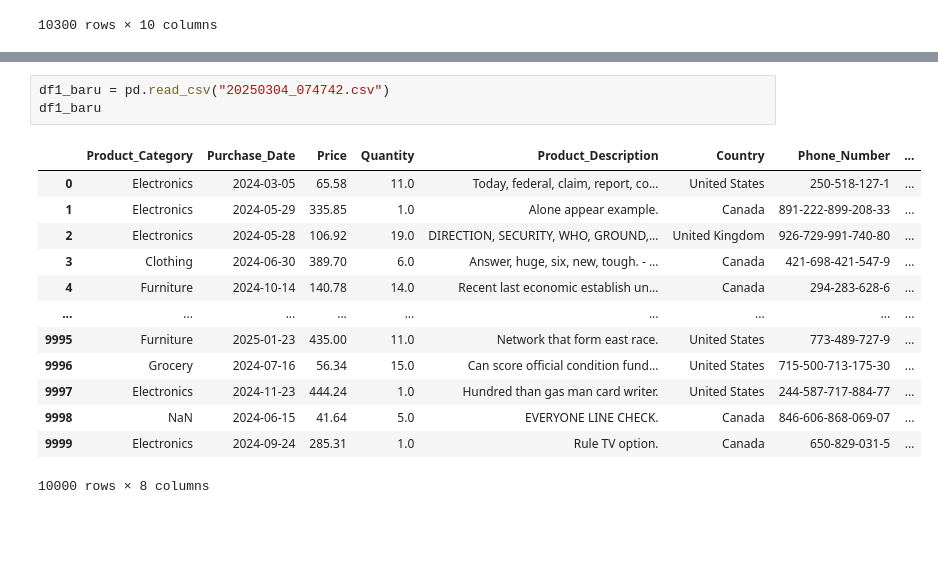
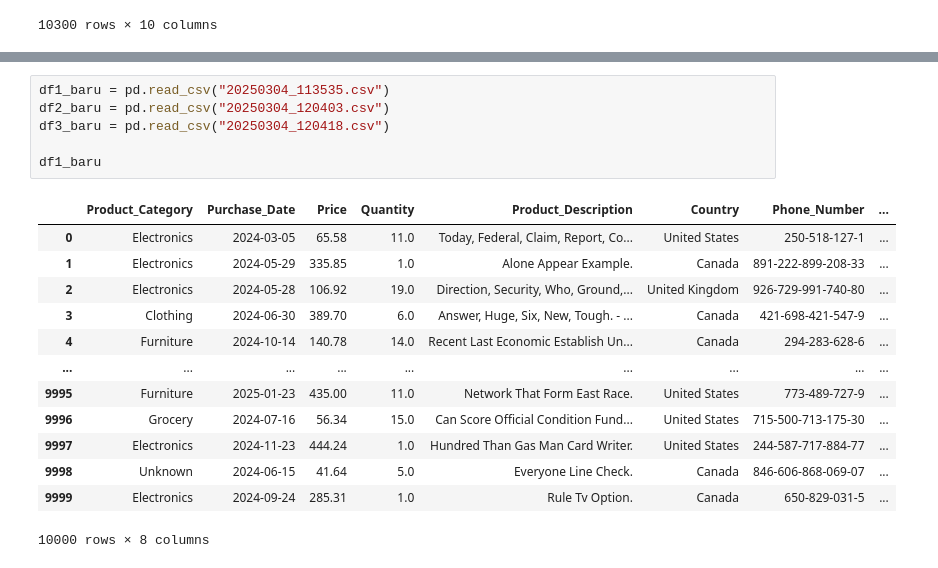
Before and after one commit to Primarizki21/Prepro-Python-Script, a Jupyter notebook: TesDataframe.ipynb, the cells around one changed output, grey strips where cells are left out. Cells and saved outputs as stored; diff of their text form; blank space fills up the shorter version.

```diff
--- a/TesDataframe.ipynb
+++ b/TesDataframe.ipynb
@@ -593,17 +624,20 @@ df1_mentah
 # %%
-df1_baru = pd.read_csv("20250304_074742.csv")
+df1_baru = pd.read_csv("20250304_113535.csv")
+df2_baru = pd.read_csv("20250304_120403.csv")
+df3_baru = pd.read_csv("20250304_120418.csv")
+
 df1_baru
 # %% [output]
 |  | Product_Category | Purchase_Date | Price | Quantity | Product_Description | Country | Phone_Number | ... |
-| 0 | Electronics | 2024-03-05 | 65.58 | 11.0 | Today, federal, claim, report, co... | United States | 250-518-127-1 | ... |
-| 1 | Electronics | 2024-05-29 | 335.85 | 1.0 | Alone appear example. | Canada | 891-222-899-208-33 | ... |
-| 2 | Electronics | 2024-05-28 | 106.92 | 19.0 | DIRECTION, SECURITY, WHO, GROUND,... | United Kingdom | 926-729-991-740-80 | ... |
-| 3 | Clothing | 2024-06-30 | 389.70 | 6.0 | Answer, huge, six, new, tough. - ... | Canada | 421-698-421-547-9 | ... |
-| 4 | Furniture | 2024-10-14 | 140.78 | 14.0 | Recent last economic establish un... | Canada | 294-283-628-6 | ... |
+| 0 | Electronics | 2024-03-05 | 65.58 | 11.0 | Today, Federal, Claim, Report, Co... | United States | 250-518-127-1 | ... |
+| 1 | Electronics | 2024-05-29 | 335.85 | 1.0 | Alone Appear Example. | Canada | 891-222-899-208-33 | ... |
+| 2 | Electronics | 2024-05-28 | 106.92 | 19.0 | Direction, Security, Who, Ground,... | United Kingdom | 926-729-991-740-80 | ... |
+| 3 | Clothing | 2024-06-30 | 389.70 | 6.0 | Answer, Huge, Six, New, Tough. - ... | Canada | 421-698-421-547-9 | ... |
+| 4 | Furniture | 2024-10-14 | 140.78 | 14.0 | Recent Last Economic Establish Un... | Canada | 294-283-628-6 | ... |
 | ... | ... | ... | ... | ... | ... | ... | ... | ... |
-| 9995 | Furniture | 2025-01-23 | 435.00 | 11.0 | Network that form east race. | United States | 773-489-727-9 | ... |
-| 9996 | Grocery | 2024-07-16 | 56.34 | 15.0 | Can score official condition fund... | United States | 715-500-713-175-30 | ... |
-| 9997 | Electronics | 2024-11-23 | 444.24 | 1.0 | Hundred than gas man card writer. | United States | 244-587-717-884-77 | ... |
-| 9998 | NaN | 2024-06-15 | 41.64 | 5.0 | EVERYONE LINE CHECK. | Canada | 846-606-868-069-07 | ... |
-| 9999 | Electronics | 2024-09-24 | 285.31 | 1.0 | Rule TV option. | Canada | 650-829-031-5 | ... |
+| 9995 | Furniture | 2025-01-23 | 435.00 | 11.0 | Network That Form East Race. | United States | 773-489-727-9 | ... |
+| 9996 | Grocery | 2024-07-16 | 56.34 | 15.0 | Can Score Official Condition Fund... | United States | 715-500-713-175-30 | ... |
+| 9997 | Electronics | 2024-11-23 | 444.24 | 1.0 | Hundred Than Gas Man Card Writer. | United States | 244-587-717-884-77 | ... |
+| 9998 | Unknown | 2024-06-15 | 41.64 | 5.0 | Everyone Line Check. | Canada | 846-606-868-069-07 | ... |
+| 9999 | Electronics | 2024-09-24 | 285.31 | 1.0 | Rule Tv Option. | Canada | 650-829-031-5 | ... |
 10000 rows × 8 columns
```
Also changed, not shown: parts of 7 cells of this notebook, 1 other file.
